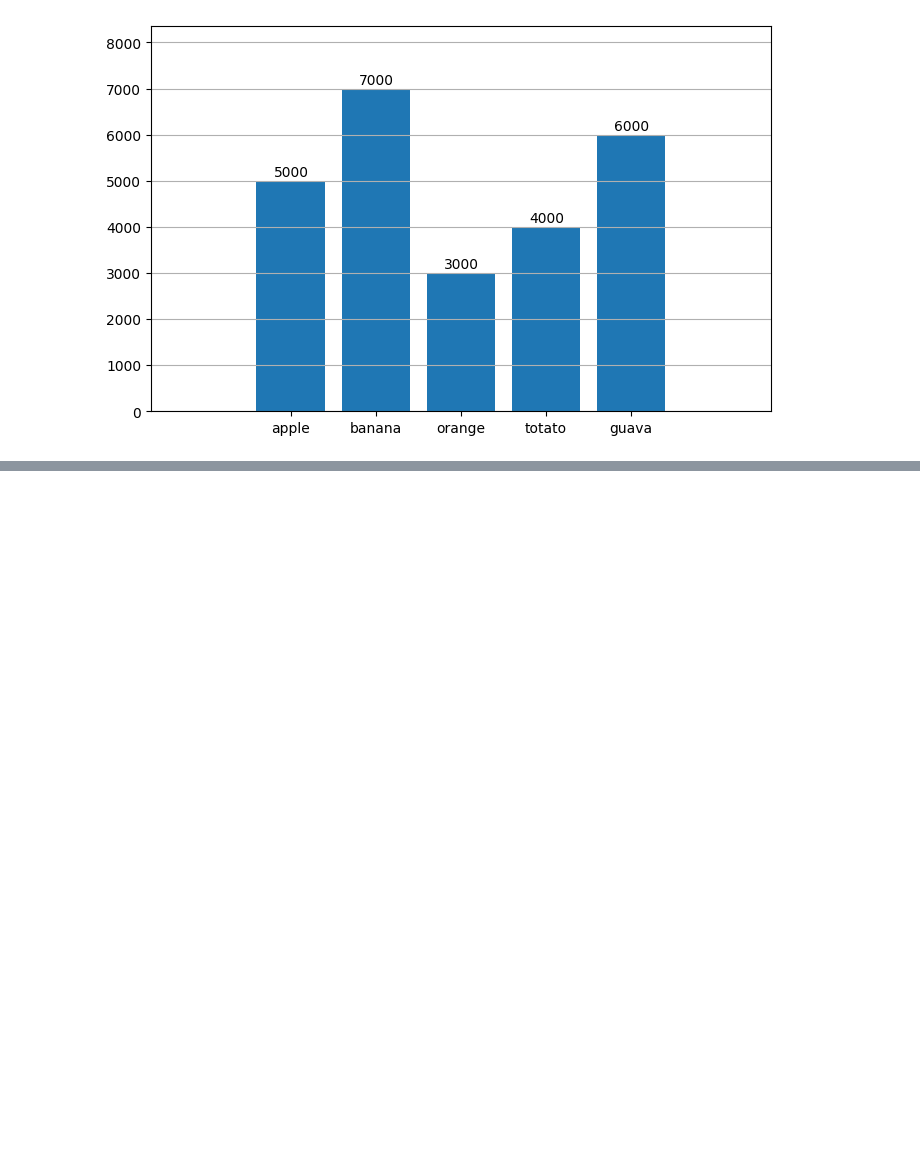
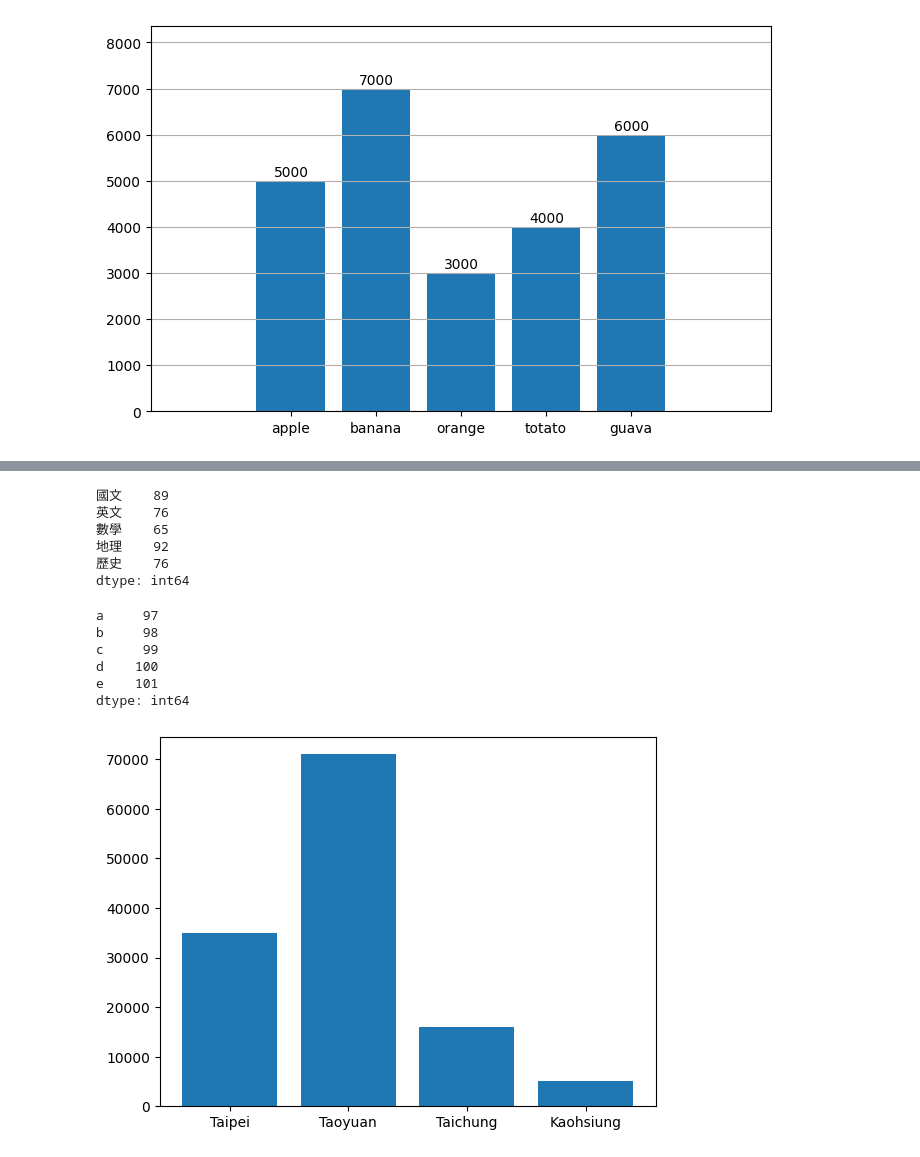
Before and after one commit to harrison012/20230723__Sunday, a Jupyter notebook: lesson16_1.ipynb, the cells around one changed output, grey strips where cells are left out. Cells and saved outputs as stored; diff of their text form; code cells hidden in the pictures; blank space fills up the shorter version.

```diff
--- a/lesson16_1.ipynb
+++ b/lesson16_1.ipynb
@@ -23,0 +47,34 @@ plt.show()
+# %%
+series_dict = pd.Series(data=[89,76,65,92,76],index=['國文', '英文', '數學', '地理', '歷史']) #dict+ list + 陣列運算
+series_dict
+#series_dict['國文']
+# %% [output]
+國文    89
+英文    76
+數學    65
+地理    92
+歷史    76
+dtype: int64
+# %%
+#Series,values,index
+series_dict.values
+series_dict.index
+
+series_dict += 3 #陣列運算
+series_dict
+# %% [output]
+a     97
+b     98
+c     99
+d    100
+e    101
+dtype: int64
+# %%
+import matplotlib.pyplot as plt
+sdata = pd.Series({'Taipei':35000, 'Taoyuan':71000, 'Taichung':16000, 'Kaohsiung':5000})
+figure = plt.figure()
+axes = figure.add_subplot()
+axes.bar(sdata.index, sdata.values)
+plt.show()
+# %% [output]
+[figure, added]
```
Also changed, not shown: parts of 4 cells of this notebook, 4 other files.
